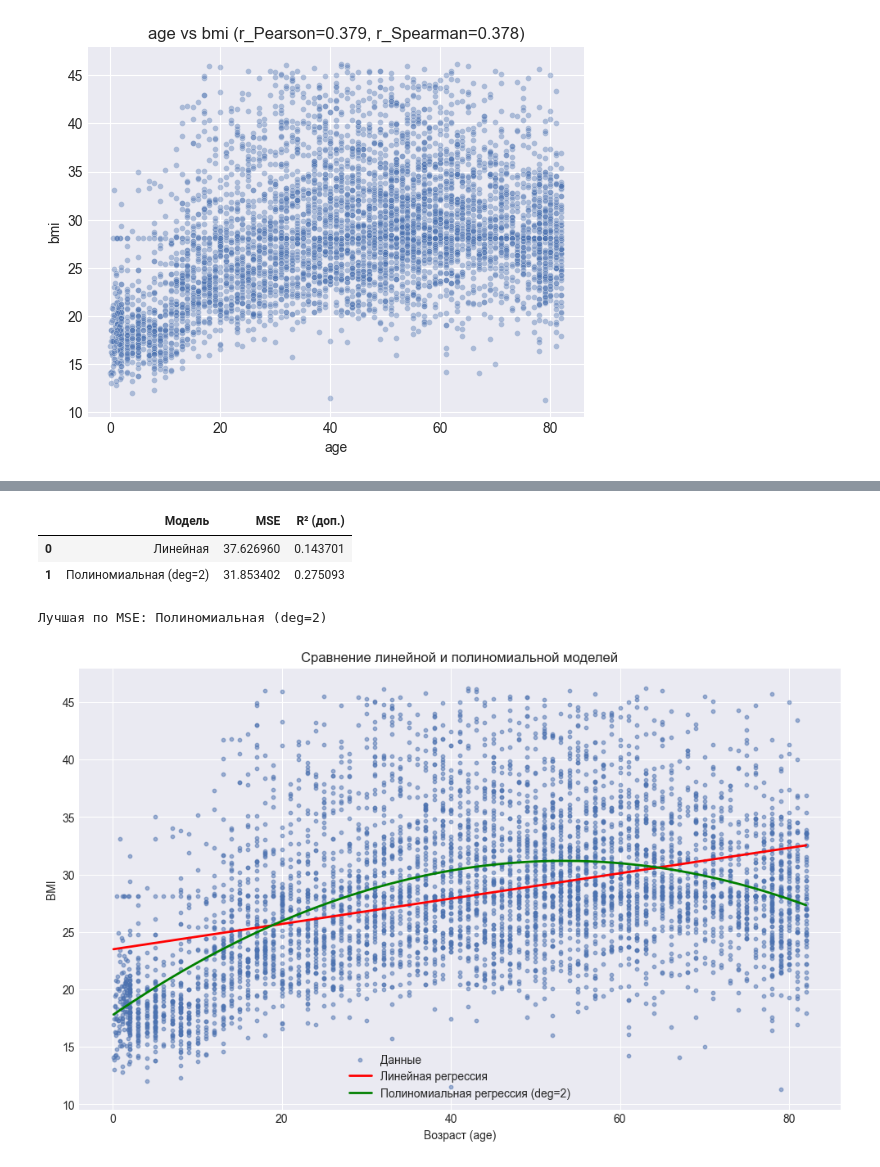
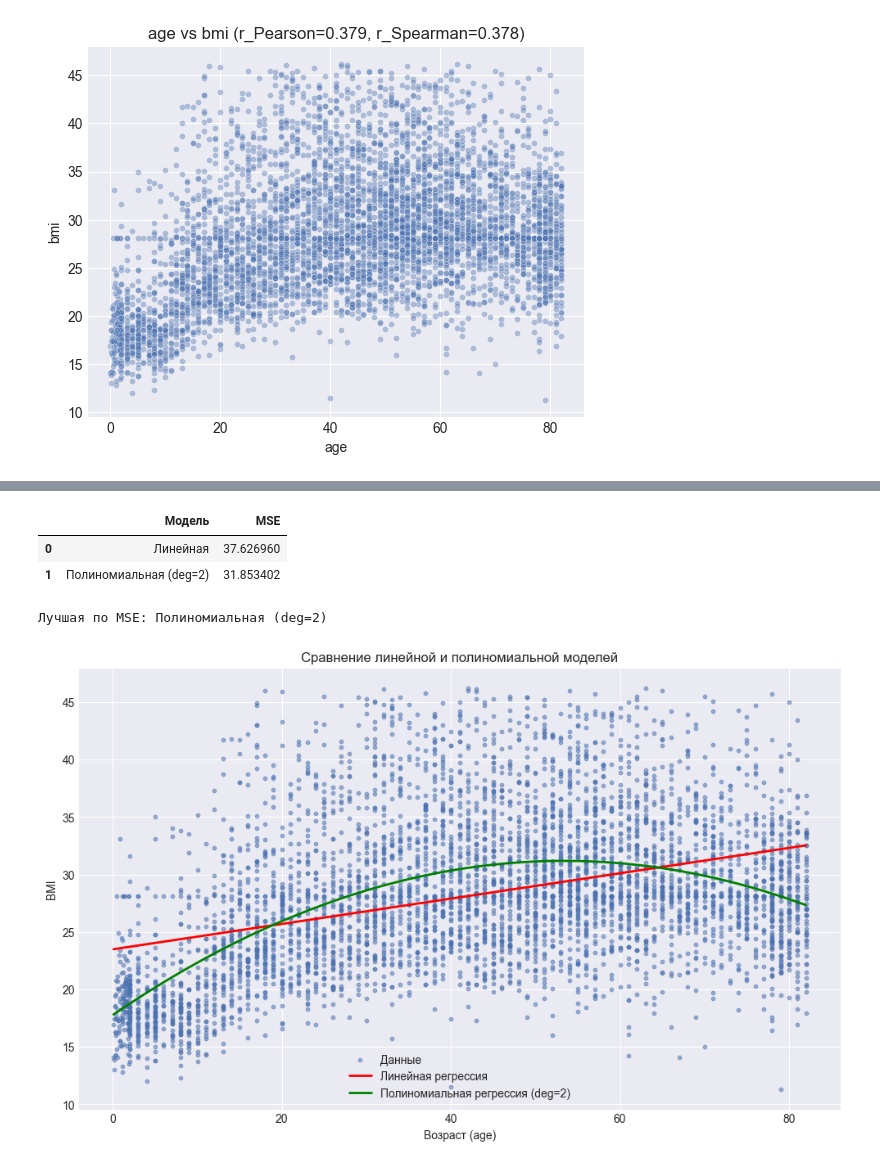
Before and after one commit to Zahar-Bratchikov/statistic, a Jupyter notebook: lab9/ex1.ipynb, the cells around one changed output, grey strips where cells are left out. Drawn from its saved outputs; the diff is of its cells as text; code cells hidden in the pictures.

```diff
--- a/lab9/ex1.ipynb
+++ b/lab9/ex1.ipynb
@@ -227,29 +272,25 @@ R² (полиномиальная модель, deg=2): 0.2751
 # %%
 # 1.9 Сравнение линейной и полиномиальной моделей по квадрату отклонения (MSE)
 # Линейная модель
 lin_model = LinearRegression()
 lin_model.fit(X, y)
 y_lin_pred = lin_model.predict(X)
 
 mse_lin = mean_squared_error(y, y_lin_pred)
 mse_poly = mean_squared_error(y, y_poly_pred)
 
-# Дополнительно: R²
-r2_lin = r2_score(y, y_lin_pred)
-
 comparison = pd.DataFrame({
     'Модель': ['Линейная', 'Полиномиальная (deg=2)'],
-    'MSE': [mse_lin, mse_poly],
-    'R² (доп.)': [r2_lin, r2_poly]
+    'MSE': [mse_lin, mse_poly]
 })
 display(comparison)
 
 best_model = comparison.sort_values('MSE').iloc[0]['Модель']
 print('Лучшая по MSE:', best_model)
 # %% [output]
-|  | Модель | MSE | R² (доп.) |
-| 0 | Линейная | 37.626960 | 0.143701 |
-| 1 | Полиномиальная (deg=2) | 31.853402 | 0.275093 |
+|  | Модель | MSE |
+| 0 | Линейная | 37.626960 |
+| 1 | Полиномиальная (deg=2) | 31.853402 |
 Лучшая по MSE: Полиномиальная (deg=2)
 # %%
 # 1.10 График линейной и полиномиальной регрессий вместе с диаграммой рассеяния
```
Also changed, not shown: parts of 3 cells of this notebook.
